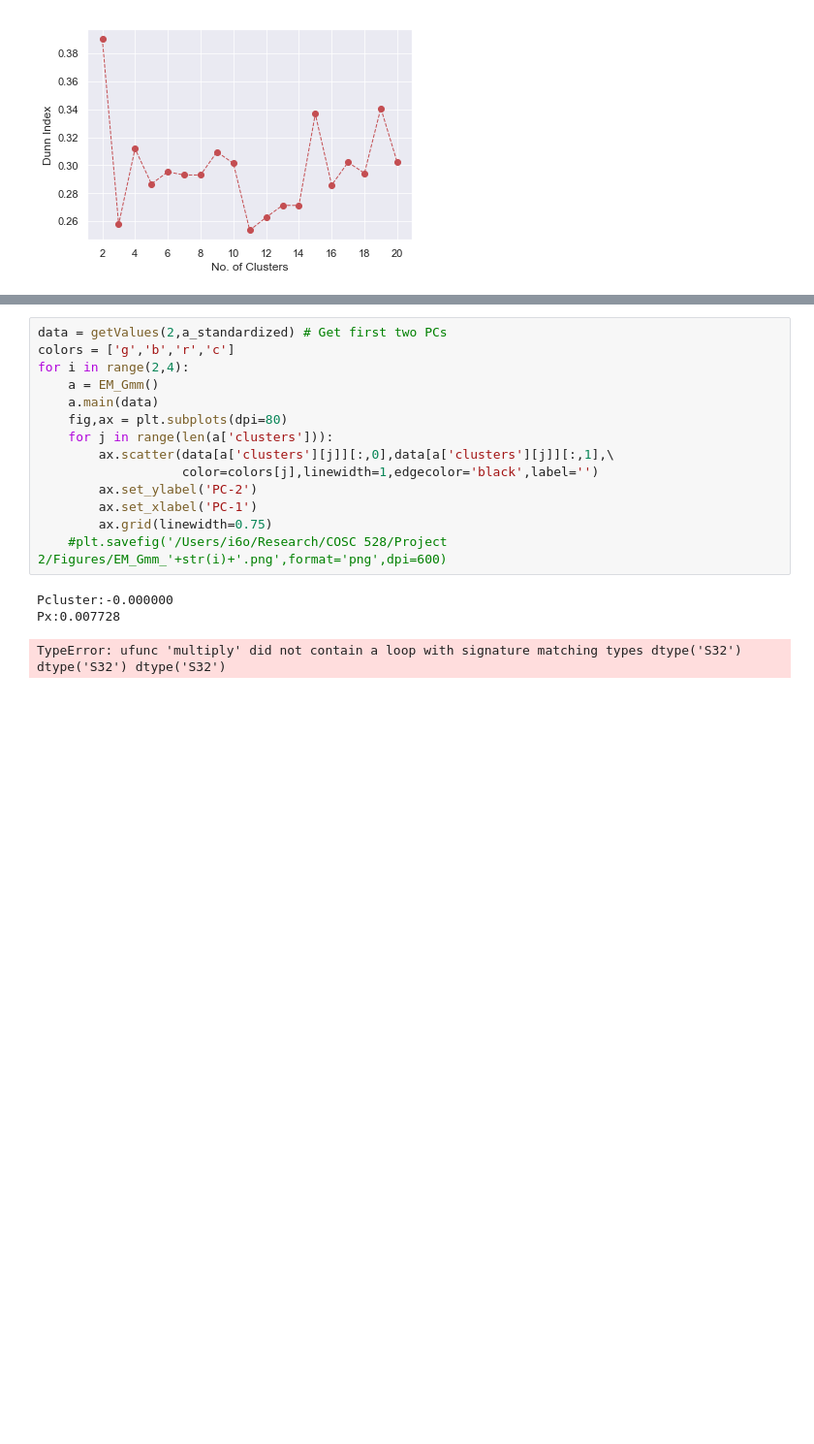
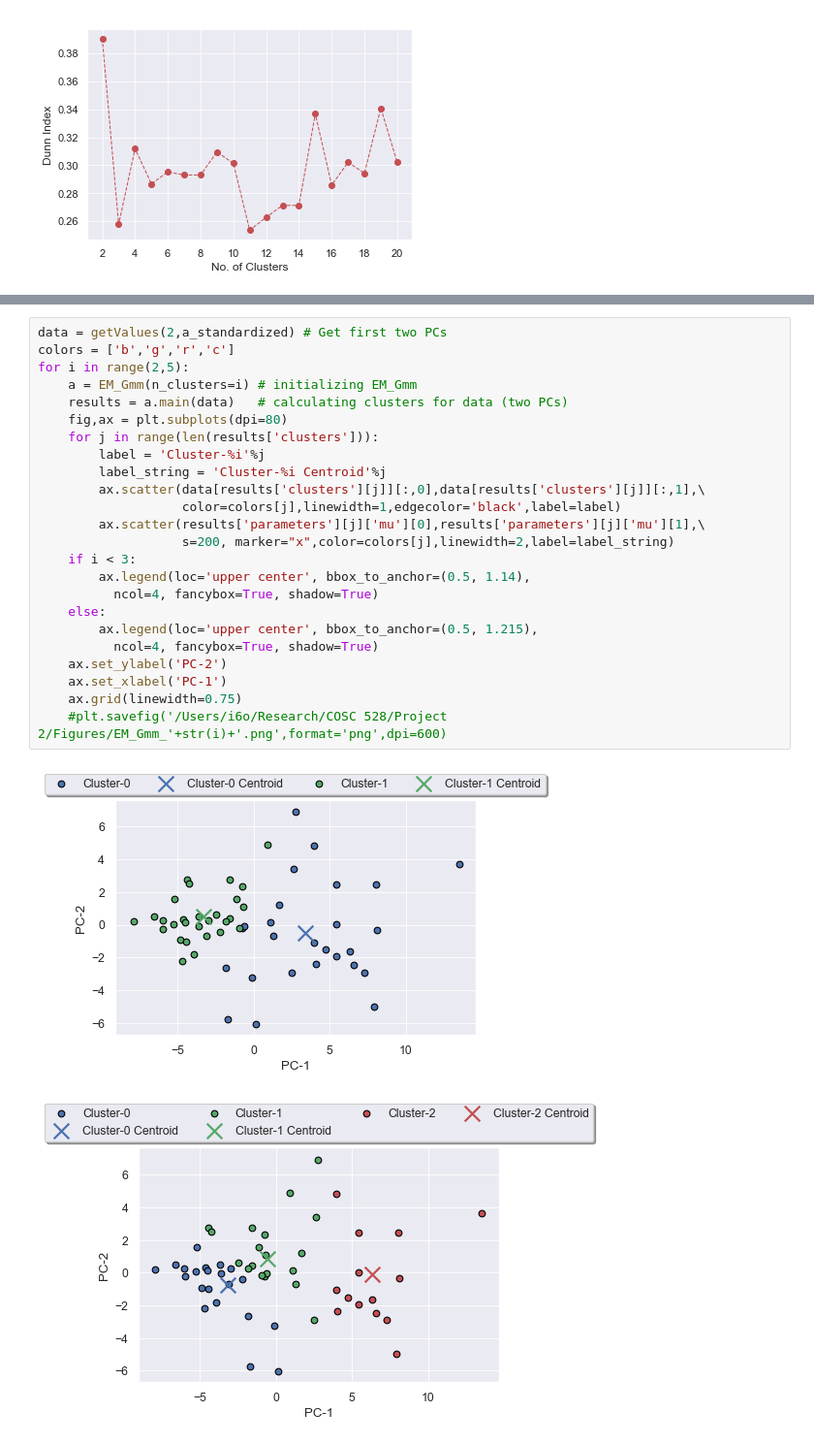
Before and after one commit to istewar1/Research, a Jupyter notebook: COSC 528/Project 2/Project2_notebook.ipynb, the cells around one changed output, grey strips where cells are left out. Shown at 97% size. Cells and saved outputs as stored; diff of their text form; blank space fills up the shorter version.

```diff
--- a/COSC 528/Project 2/Project2_notebook.ipynb
+++ b/COSC 528/Project 2/Project2_notebook.ipynb
@@ -677,19 +675,28 @@ class EM_Gmm:
         return result
 # %%
 data = getValues(2,a_standardized) # Get first two PCs
-colors = ['g','b','r','c']
-for i in range(2,4):
-    a = EM_Gmm()
-    a.main(data)
+colors = ['b','g','r','c']
+for i in range(2,5):
+    a = EM_Gmm(n_clusters=i) # initializing EM_Gmm
+    results = a.main(data)   # calculating clusters for data (two PCs)
     fig,ax = plt.subplots(dpi=80)
-    for j in range(len(a['clusters'])):
-        ax.scatter(data[a['clusters'][j]][:,0],data[a['clusters'][j]][:,1],\
-                   color=colors[j],linewidth=1,edgecolor='black',label='')
-        ax.set_ylabel('PC-2')
-        ax.set_xlabel('PC-1')
-        ax.grid(linewidth=0.75)
+    for j in range(len(results['clusters'])):
+        label = 'Cluster-%i'%j
+        label_string = 'Cluster-%i Centroid'%j
+        ax.scatter(data[results['clusters'][j]][:,0],data[results['clusters'][j]][:,1],\
+                   color=colors[j],linewidth=1,edgecolor='black',label=label)
+        ax.scatter(results['parameters'][j]['mu'][0],results['parameters'][j]['mu'][1],\
+                   s=200, marker="x",color=colors[j],linewidth=2,label=label_string)
+    if i < 3:
+        ax.legend(loc='upper center', bbox_to_anchor=(0.5, 1.14),
+          ncol=4, fancybox=True, shadow=True)
+    else:
+        ax.legend(loc='upper center', bbox_to_anchor=(0.5, 1.215),
+          ncol=4, fancybox=True, shadow=True)
+    ax.set_ylabel('PC-2')
+    ax.set_xlabel('PC-1')
+    ax.grid(linewidth=0.75)
     #plt.savefig('/Users/i6o/Research/COSC 528/Project 2/Figures/EM_Gmm_'+str(i)+'.png',format='png',dpi=600)
 # %% [output]
-Pcluster:-0.000000
-Px:0.007728
-TypeError: ufunc 'multiply' did not contain a loop with signature matching types dtype('S32') dtype('S32') dtype('S32')
+[figure, added]
+[figure, added]
```
Also changed, not shown: parts of 3 cells of this notebook.
